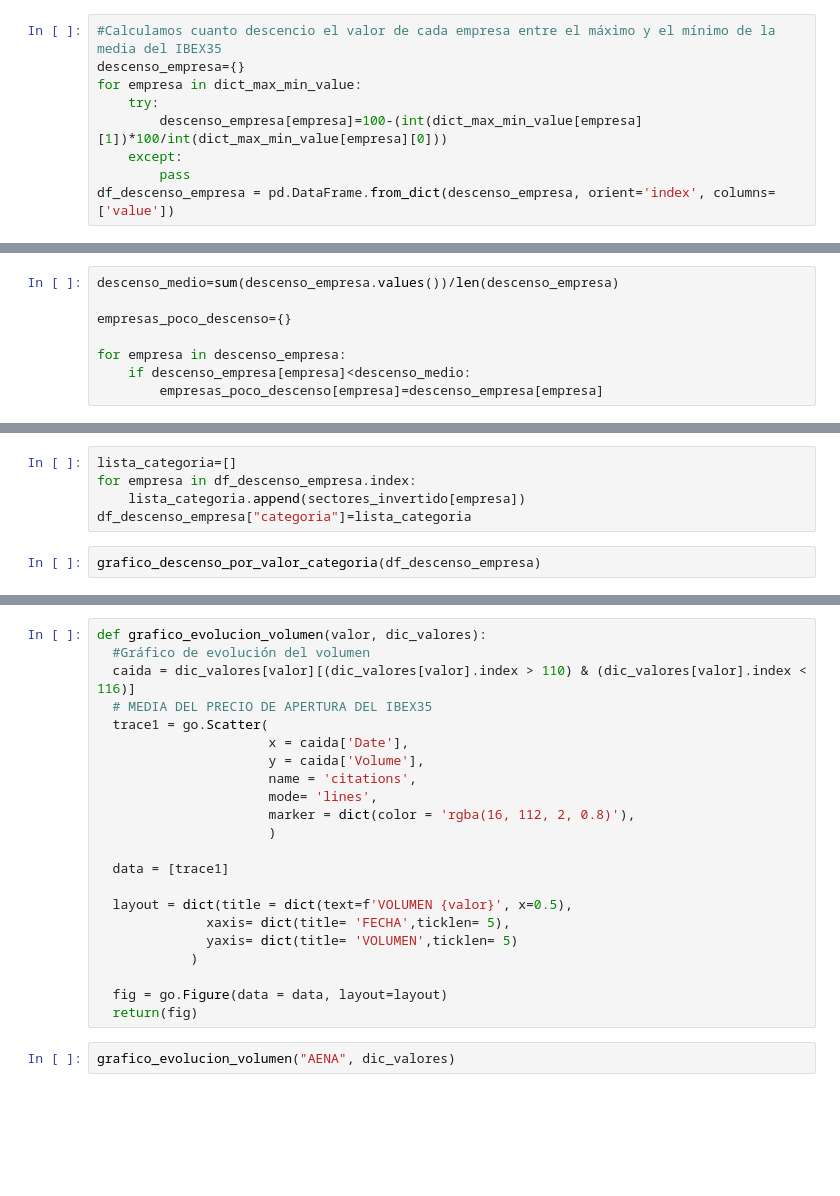
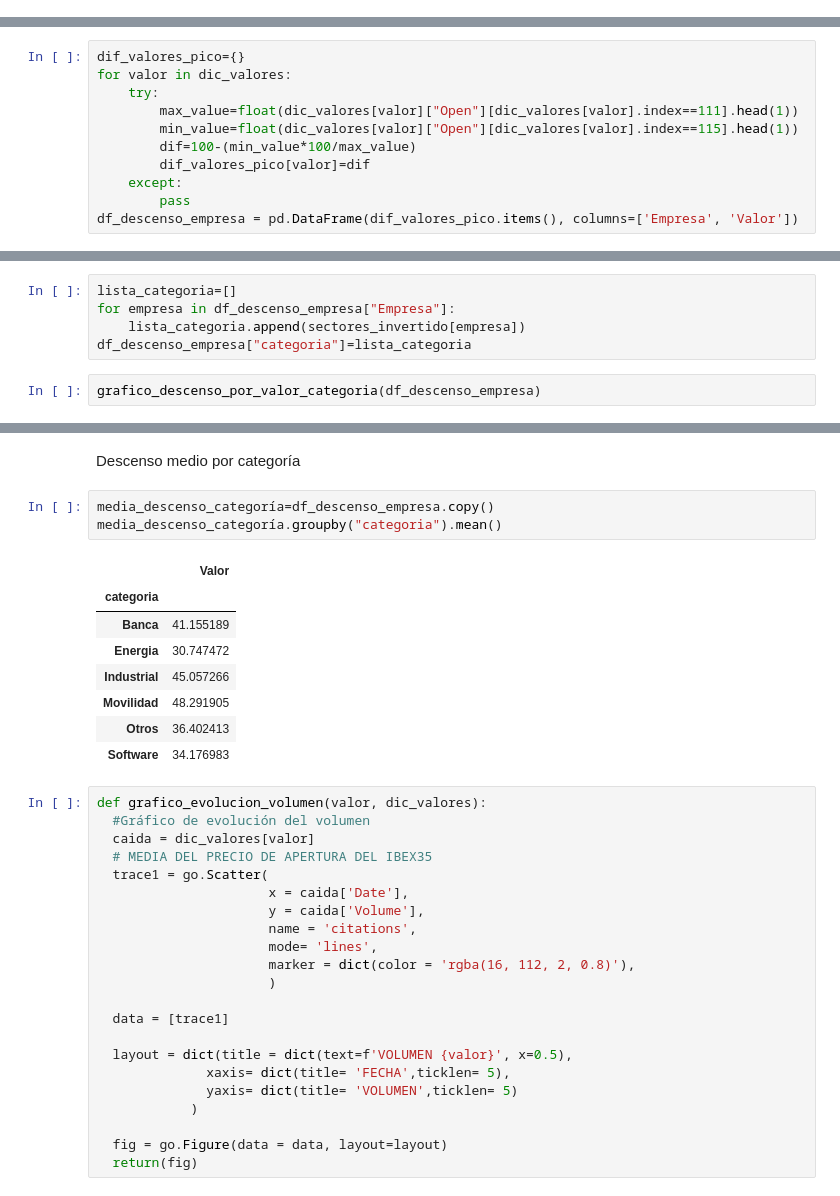
Before and after one commit to mgiljimenez/EDA_IBEX35, a Jupyter notebook: main.ipynb, the cells around one changed output, grey strips where cells are left out. Cells and saved outputs as stored; diff of their text form; blank space fills up the shorter version.

```diff
--- a/main.ipynb
+++ b/main.ipynb
@@ -77,9 +68,0 @@ Descenso de la media IBEX35= 35.61299150626914
-# %%
-#Calculamos cuanto descencio el valor de cada empresa entre el máximo y el mínimo de la media del IBEX35
-descenso_empresa={}
-for empresa in dict_max_min_value:
-    try:
-        descenso_empresa[empresa]=100-(int(dict_max_min_value[empresa][1])*100/int(dict_max_min_value[empresa][0]))
-    except:
-        pass
-df_descenso_empresa = pd.DataFrame.from_dict(descenso_empresa, orient='index', columns=['value'])
@@ -86,10 +77,13 @@ df_descenso_empresa = pd.DataFrame.from_dict(descenso_empresa, orient='index', c
+# %%
+dif_valores_pico={}
+for valor in dic_valores:
+    try:
+        max_value=float(dic_valores[valor]["Open"][dic_valores[valor].index==111].head(1))
+        min_value=float(dic_valores[valor]["Open"][dic_valores[valor].index==115].head(1))
+        dif=100-(min_value*100/max_value)
+        dif_valores_pico[valor]=dif
+    except:
+        pass
+df_descenso_empresa = pd.DataFrame(dif_valores_pico.items(), columns=['Empresa', 'Valor'])
 # %%
 grafico_descenso_por_valor(df_descenso_empresa)
-# %%
-descenso_medio=sum(descenso_empresa.values())/len(descenso_empresa)
-
-empresas_poco_descenso={}
-
-for empresa in descenso_empresa:
-    if descenso_empresa[empresa]<descenso_medio:
-        empresas_poco_descenso[empresa]=descenso_empresa[empresa]
@@ -125,7 +136,7 @@ sectores={"Banca":["BBVA","BKT","CABK","SAN","SAB", "UNI"],
 sectores_invertido = {valor: clave for clave, valores in sectores.items() for valor in valores}
 # %%
 lista_categoria=[]
-for empresa in df_descenso_empresa.index:
+for empresa in df_descenso_empresa["Empresa"]:
     lista_categoria.append(sectores_invertido[empresa])
 df_descenso_empresa["categoria"]=lista_categoria
 # %%
@@ -137,7 +185,21 @@ grafico_valor("IBE", dic_valores)
+# %% [markdown]
+Descenso medio por categoría
+# %%
+media_descenso_categoría=df_descenso_empresa.copy()
+media_descenso_categoría.groupby("categoria").mean()
+# %% [output]
+|  | Valor |
+| categoria |  |
+| Banca | 41.155189 |
+| Energia | 30.747472 |
+| Industrial | 45.057266 |
+| Movilidad | 48.291905 |
+| Otros | 36.402413 |
+| Software | 34.176983 |
 # %%
 def grafico_evolucion_volumen(valor, dic_valores):
   #Gráfico de evolución del volumen
-  caida = dic_valores[valor][(dic_valores[valor].index > 110) & (dic_valores[valor].index < 116)]
+  caida = dic_valores[valor]
   # MEDIA DEL PRECIO DE APERTURA DEL IBEX35
   trace1 = go.Scatter(
                       x = caida['Date'],
@@ -156,5 +218,3 @@ def grafico_evolucion_volumen(valor, dic_valores):
 
   fig = go.Figure(data = data, layout=layout)
   return(fig)
-# %%
-grafico_evolucion_volumen("AENA", dic_valores)
```
Also changed, not shown: parts of 34 cells of this notebook, 12 other files.
